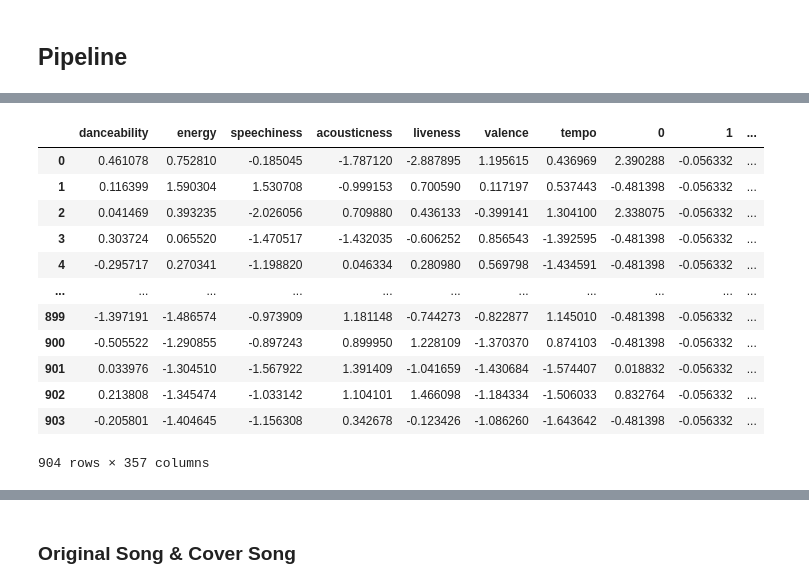
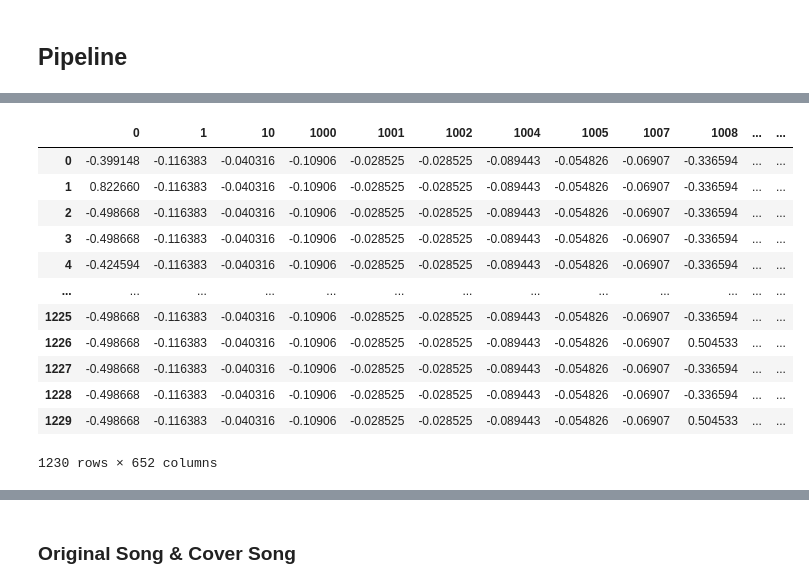
Before and after one commit to skarensmoll/thesisMusikRecommender, a Jupyter notebook: Experiments/06-10-Modeling.ipynb, the cells around one changed output, grey strips where cells are left out. Saved outputs shown, nothing was run; the diff lists cells and outputs as text; code cells hidden in the pictures.

```diff
--- a/Experiments/06-10-Modeling.ipynb
+++ b/Experiments/06-10-Modeling.ipynb
@@ -14,6 +14,6 @@ from ipynb.fs.full.Pipeline import removeConstantFeatures, applyBoxCoxAllFeature
 # %%
-transitionMatrices = pd.read_csv('./data/07-transitionsClustered.csv')
+transitionMatrices = pd.read_csv('./data/unified/07-transitionsClustered.csv')
 transitionMatrices = transitionMatrices[['id','category']]
 # %%
-data = pd.read_csv('./data/05-allDataContinousCategoricalTransition.csv')
+data = pd.read_csv("./data/unified/05-allDataContinousCategoricalTransition.csv")
 data = data.drop(columns=['Unnamed: 0'])
@@ -87,4 +170,5 @@ Name: id, Length: 904, dtype: int64
+# %%
+dfEuclidean, dfJaccard = getEuclideanJaccardDf(df)
 # %%
-df = removeConstantFeatures(df)
-df= applyBoxCoxFeatures(df, ['speechiness', 'acousticness', 'liveness', 'valence'])
-df = centerAndScale(df)
+dfEuclidean = applyBoxCoxFeatures(dfEuclidean, ['speechiness', 'acousticness', 'liveness', 'valence'])
+dfEuclidean = centerAndScale(dfEuclidean)
@@ -91,16 +202,16 @@ df = centerAndScale(df)
 # %%
-df
+dfEuclidean
 # %% [output]
-|  | danceability | energy | speechiness | acousticness | liveness | valence | tempo | 0 | 1 | ... |
-| 0 | 0.461078 | 0.752810 | -0.185045 | -1.787120 | -2.887895 | 1.195615 | 0.436969 | 2.390288 | -0.056332 | ... |
-| 1 | 0.116399 | 1.590304 | 1.530708 | -0.999153 | 0.700590 | 0.117197 | 0.537443 | -0.481398 | -0.056332 | ... |
-| 2 | 0.041469 | 0.393235 | -2.026056 | 0.709880 | 0.436133 | -0.399141 | 1.304100 | 2.338075 | -0.056332 | ... |
-| 3 | 0.303724 | 0.065520 | -1.470517 | -1.432035 | -0.606252 | 0.856543 | -1.392595 | -0.481398 | -0.056332 | ... |
-| 4 | -0.295717 | 0.270341 | -1.198820 | 0.046334 | 0.280980 | 0.569798 | -1.434591 | -0.481398 | -0.056332 | ... |
-| ... | ... | ... | ... | ... | ... | ... | ... | ... | ... | ... |
-| 899 | -1.397191 | -1.486574 | -0.973909 | 1.181148 | -0.744273 | -0.822877 | 1.145010 | -0.481398 | -0.056332 | ... |
-| 900 | -0.505522 | -1.290855 | -0.897243 | 0.899950 | 1.228109 | -1.370370 | 0.874103 | -0.481398 | -0.056332 | ... |
-| 901 | 0.033976 | -1.304510 | -1.567922 | 1.391409 | -1.041659 | -1.430684 | -1.574407 | 0.018832 | -0.056332 | ... |
-| 902 | 0.213808 | -1.345474 | -1.033142 | 1.104101 | 1.466098 | -1.184334 | -1.506033 | 0.832764 | -0.056332 | ... |
-| 903 | -0.205801 | -1.404645 | -1.156308 | 0.342678 | -0.123426 | -1.086260 | -1.643642 | -0.481398 | -0.056332 | ... |
+|  | 0 | 1 | 10 | 1000 | 1001 | 1002 | 1004 | 1005 | 1007 | 1008 | ... | ... |
+| 0 | -0.399148 | -0.116383 | -0.040316 | -0.10906 | -0.028525 | -0.028525 | -0.089443 | -0.054826 | -0.06907 | -0.336594 | ... | ... |
+| 1 | 0.822660 | -0.116383 | -0.040316 | -0.10906 | -0.028525 | -0.028525 | -0.089443 | -0.054826 | -0.06907 | -0.336594 | ... | ... |
+| 2 | -0.498668 | -0.116383 | -0.040316 | -0.10906 | -0.028525 | -0.028525 | -0.089443 | -0.054826 | -0.06907 | -0.336594 | ... | ... |
+| 3 | -0.498668 | -0.116383 | -0.040316 | -0.10906 | -0.028525 | -0.028525 | -0.089443 | -0.054826 | -0.06907 | -0.336594 | ... | ... |
+| 4 | -0.424594 | -0.116383 | -0.040316 | -0.10906 | -0.028525 | -0.028525 | -0.089443 | -0.054826 | -0.06907 | -0.336594 | ... | ... |
+| ... | ... | ... | ... | ... | ... | ... | ... | ... | ... | ... | ... | ... |
+| 1225 | -0.498668 | -0.116383 | -0.040316 | -0.10906 | -0.028525 | -0.028525 | -0.089443 | -0.054826 | -0.06907 | -0.336594 | ... | ... |
+| 1226 | -0.498668 | -0.116383 | -0.040316 | -0.10906 | -0.028525 | -0.028525 | -0.089443 | -0.054826 | -0.06907 | 0.504533 | ... | ... |
+| 1227 | -0.498668 | -0.116383 | -0.040316 | -0.10906 | -0.028525 | -0.028525 | -0.089443 | -0.054826 | -0.06907 | -0.336594 | ... | ... |
+| 1228 | -0.498668 | -0.116383 | -0.040316 | -0.10906 | -0.028525 | -0.028525 | -0.089443 | -0.054826 | -0.06907 | -0.336594 | ... | ... |
+| 1229 | -0.498668 | -0.116383 | -0.040316 | -0.10906 | -0.028525 | -0.028525 | -0.089443 | -0.054826 | -0.06907 | 0.504533 | ... | ... |
-904 rows × 357 columns
+1230 rows × 652 columns
```
Also changed, not shown: parts of 24 cells of this notebook, 1 other file.
